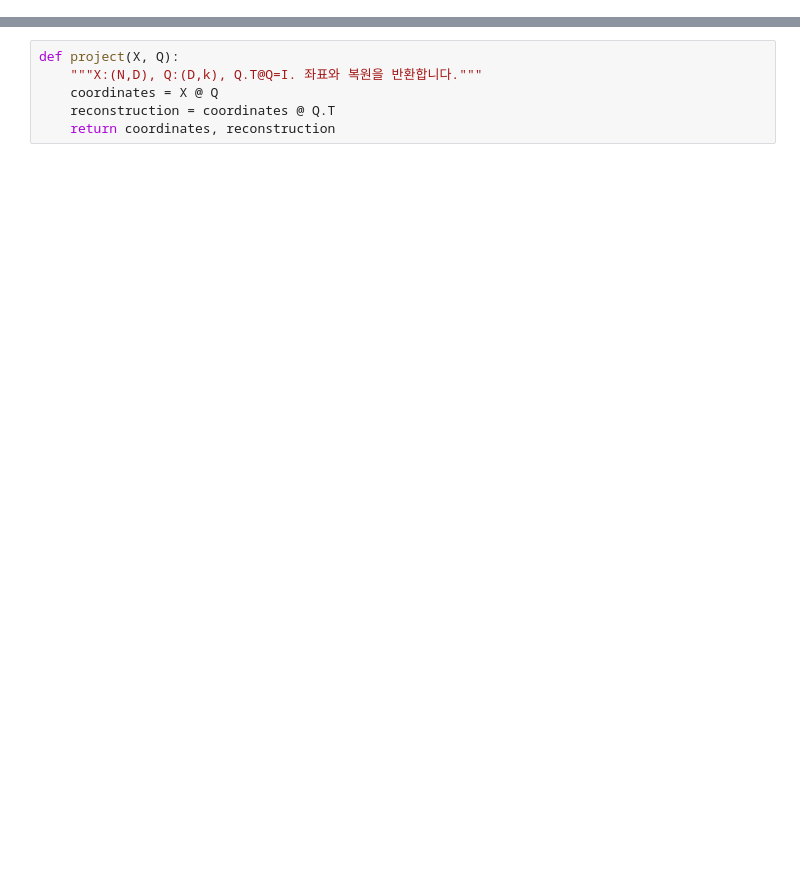
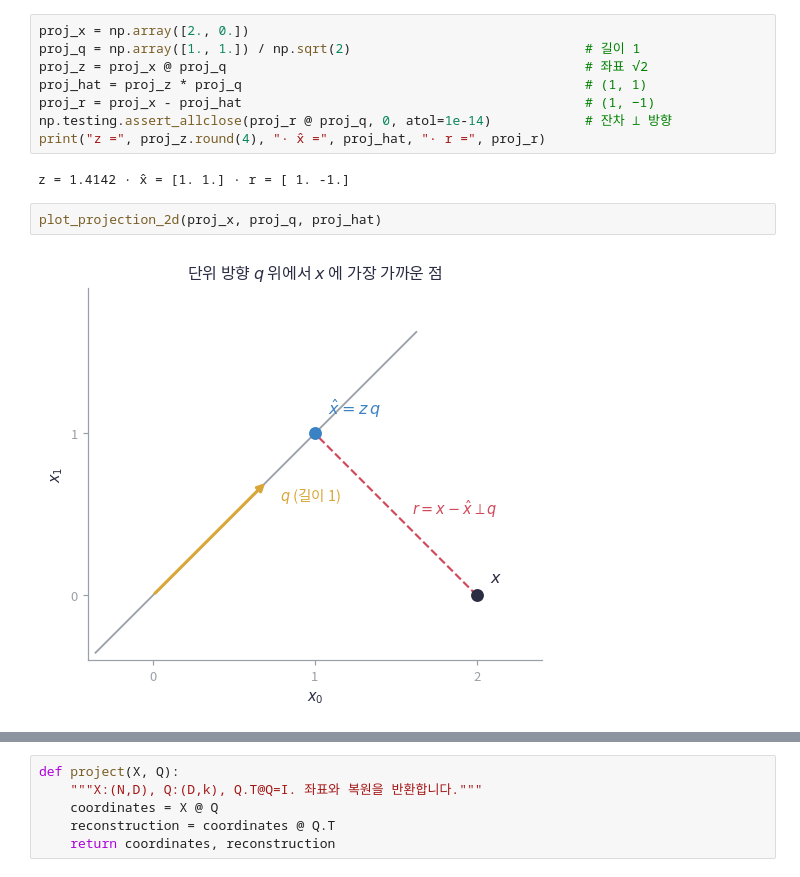
Before and after one commit to junyeopYim/deep-lr-with-numpy, a Jupyter notebook: notebooks/02_연결/11_linear_algebra.ipynb, the cells around one changed output, grey strips where cells are left out. Cells and saved outputs as stored; diff of their text form; blank space fills up the shorter version.

```diff
--- a/notebooks/02_연결/11_linear_algebra.ipynb
+++ b/notebooks/02_연결/11_linear_algebra.ipynb
@@ -40,3 +91,17 @@ $f'(z)=-q^Tx+zq^Tq$입니다. 단위 방향에서 $q^Tq=1$이므로 $z=q^Tx$가
 손계산: $x=(2,0)$, $q=(1,1)/\sqrt2$이면 $z=\sqrt2$, $\hat x=(1,1)$, $r=(1,-1)$입니다.
 여러 방향을 열로 모은 $Q$가 $Q^TQ=I_k$를 만족하면 같은 계산이 $Z=XQ$, $\hat X=XQQ^T$가 됩니다.
 여기서 $I_k$는 대각선이 1인 $k\times k$ 단위행렬입니다.
+# %%
+proj_x = np.array([2., 0.])
+proj_q = np.array([1., 1.]) / np.sqrt(2)                              # 길이 1
+proj_z = proj_x @ proj_q                                              # 좌표 √2
+proj_hat = proj_z * proj_q                                            # (1, 1)
+proj_r = proj_x - proj_hat                                            # (1, −1)
+np.testing.assert_allclose(proj_r @ proj_q, 0, atol=1e-14)            # 잔차 ⊥ 방향
+print("z =", proj_z.round(4), "· x̂ =", proj_hat, "· r =", proj_r)
+# %% [output]
+z = 1.4142 · x̂ = [1. 1.] · r = [ 1. -1.]
+# %%
+plot_projection_2d(proj_x, proj_q, proj_hat)
+# %% [output]
+[figure, added]
```
Also changed, not shown: parts of 64 cells of this notebook, 31 other files.
